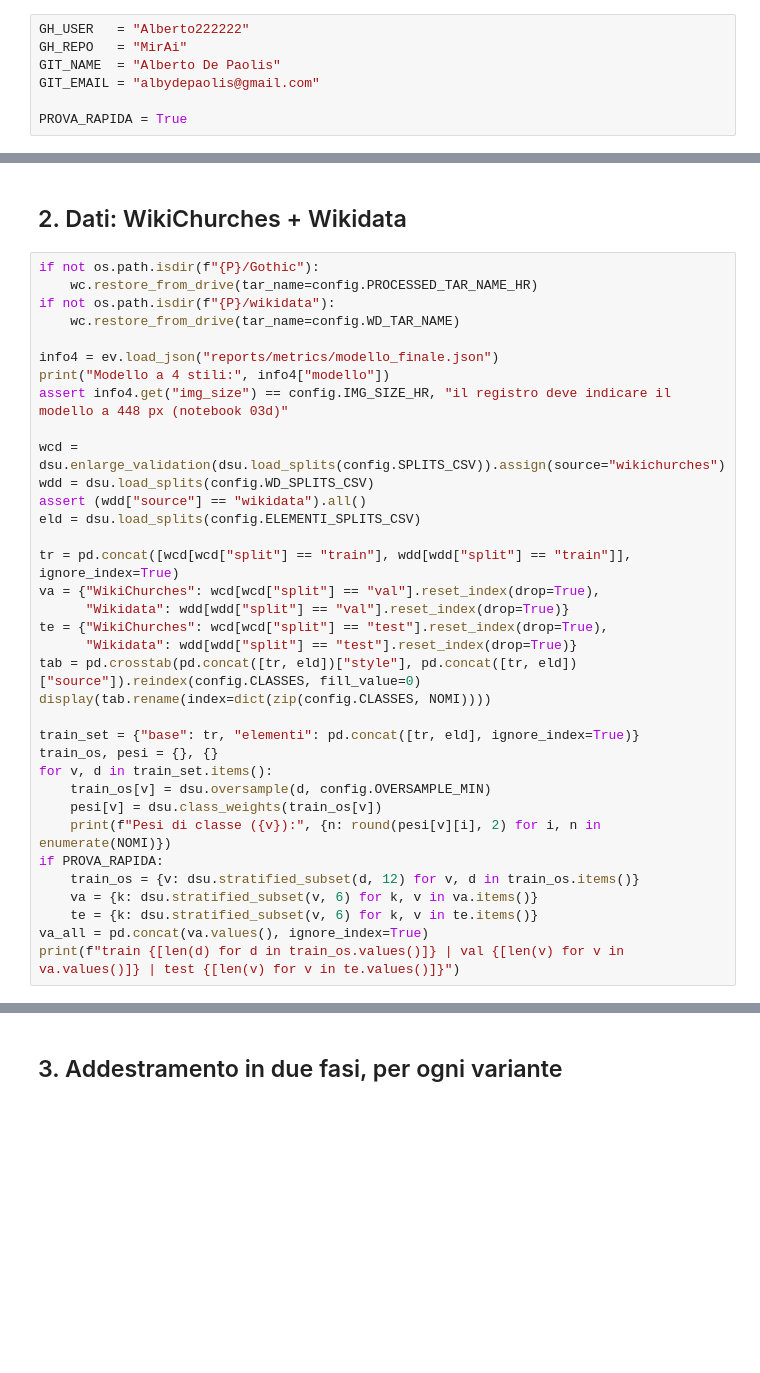
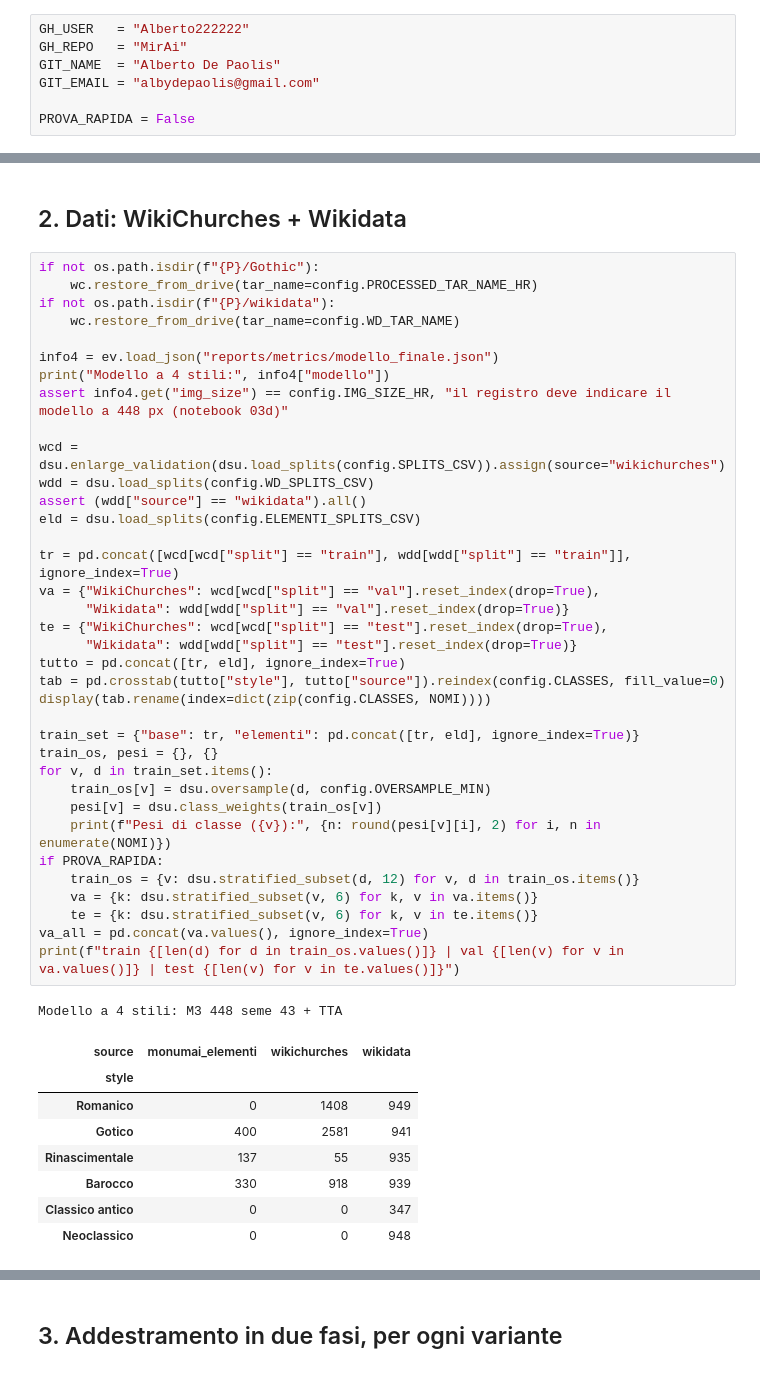
Before and after one commit to Alberto222222/MirAi, a Jupyter notebook: notebooks/03e_sei_stili.ipynb, the cells around one changed output, grey strips where cells are left out. Drawn from its saved outputs; the diff is of its cells as text; blank space fills up the shorter version.

```diff
--- a/notebooks/03e_sei_stili.ipynb
+++ b/notebooks/03e_sei_stili.ipynb
@@ -39,7 +39,7 @@ GH_REPO   = "MirAi"
 GIT_NAME  = "Alberto De Paolis"
 GIT_EMAIL = "albydepaolis@gmail.com"
 
-PROVA_RAPIDA = True
+PROVA_RAPIDA = False
 # %% [markdown]
 ## 1. Google Drive, repository e librerie
 # %%
@@ -94,31 +102,42 @@ if not os.path.isdir(f"{P}/wikidata"):
     wc.restore_from_drive(tar_name=config.WD_TAR_NAME)
 
 info4 = ev.load_json("reports/metrics/modello_finale.json")
 print("Modello a 4 stili:", info4["modello"])
 assert info4.get("img_size") == config.IMG_SIZE_HR, "il registro deve indicare il modello a 448 px (notebook 03d)"
 
 wcd = dsu.enlarge_validation(dsu.load_splits(config.SPLITS_CSV)).assign(source="wikichurches")
 wdd = dsu.load_splits(config.WD_SPLITS_CSV)
 assert (wdd["source"] == "wikidata").all()
 eld = dsu.load_splits(config.ELEMENTI_SPLITS_CSV)
 
 tr = pd.concat([wcd[wcd["split"] == "train"], wdd[wdd["split"] == "train"]], ignore_index=True)
 va = {"WikiChurches": wcd[wcd["split"] == "val"].reset_index(drop=True),
       "Wikidata": wdd[wdd["split"] == "val"].reset_index(drop=True)}
 te = {"WikiChurches": wcd[wcd["split"] == "test"].reset_index(drop=True),
       "Wikidata": wdd[wdd["split"] == "test"].reset_index(drop=True)}
-tab = pd.crosstab(pd.concat([tr, eld])["style"], pd.concat([tr, eld])["source"]).reindex(config.CLASSES, fill_value=0)
+tutto = pd.concat([tr, eld], ignore_index=True)
+tab = pd.crosstab(tutto["style"], tutto["source"]).reindex(config.CLASSES, fill_value=0)
 display(tab.rename(index=dict(zip(config.CLASSES, NOMI))))
 
 train_set = {"base": tr, "elementi": pd.concat([tr, eld], ignore_index=True)}
 train_os, pesi = {}, {}
 for v, d in train_set.items():
     train_os[v] = dsu.oversample(d, config.OVERSAMPLE_MIN)
     pesi[v] = dsu.class_weights(train_os[v])
     print(f"Pesi di classe ({v}):", {n: round(pesi[v][i], 2) for i, n in enumerate(NOMI)})
 if PROVA_RAPIDA:
     train_os = {v: dsu.stratified_subset(d, 12) for v, d in train_os.items()}
     va = {k: dsu.stratified_subset(v, 6) for k, v in va.items()}
     te = {k: dsu.stratified_subset(v, 6) for k, v in te.items()}
 va_all = pd.concat(va.values(), ignore_index=True)
 print(f"train {[len(d) for d in train_os.values()]} | val {[len(v) for v in va.values()]} | test {[len(v) for v in te.values()]}")
+# %% [output]
+Modello a 4 stili: M3 448 seme 43 + TTA
+| source | monumai_elementi | wikichurches | wikidata |
+| style |  |  |  |
+| Romanico | 0 | 1408 | 949 |
+| Gotico | 400 | 2581 | 941 |
+| Rinascimentale | 137 | 55 | 935 |
+| Barocco | 330 | 918 | 939 |
+| Classico antico | 0 | 0 | 347 |
+| Neoclassico | 0 | 0 | 948 |
```
Also changed, not shown: parts of 8 cells of this notebook.
